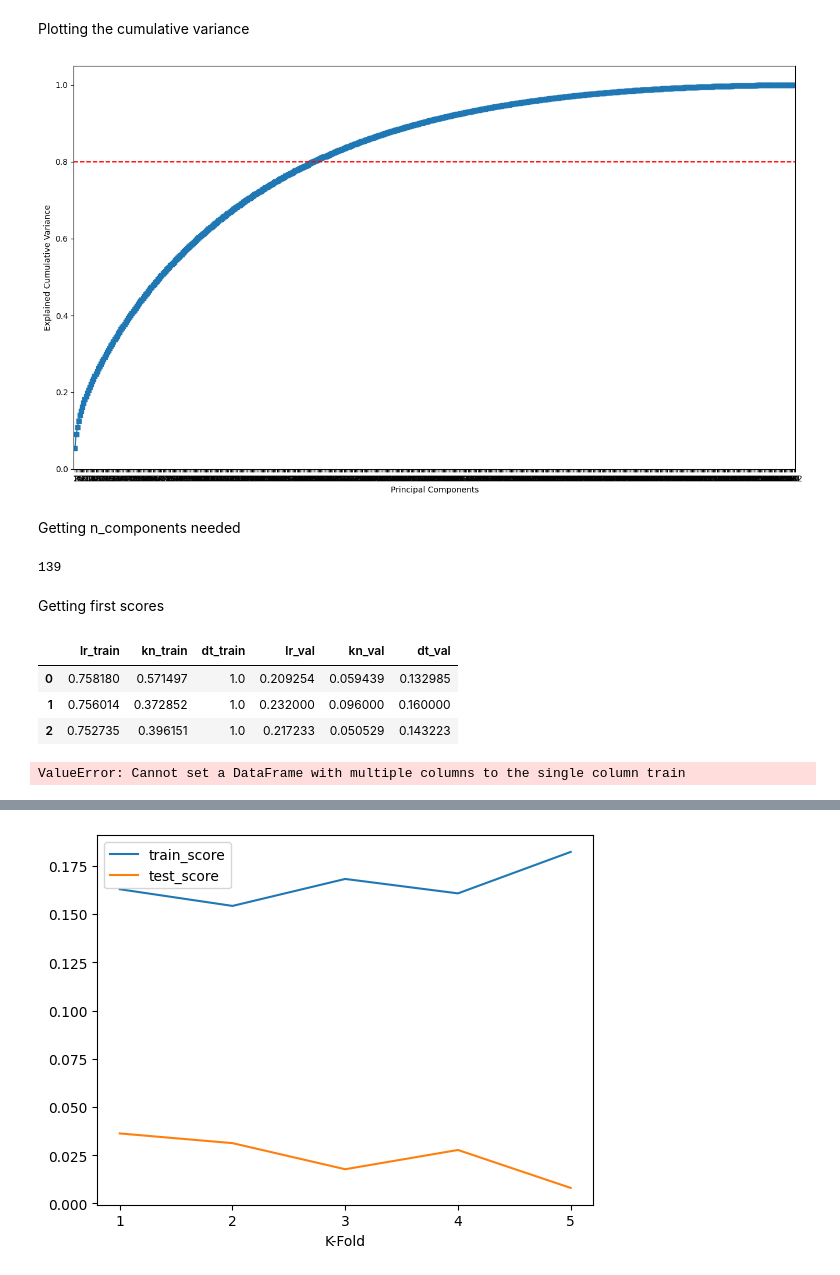
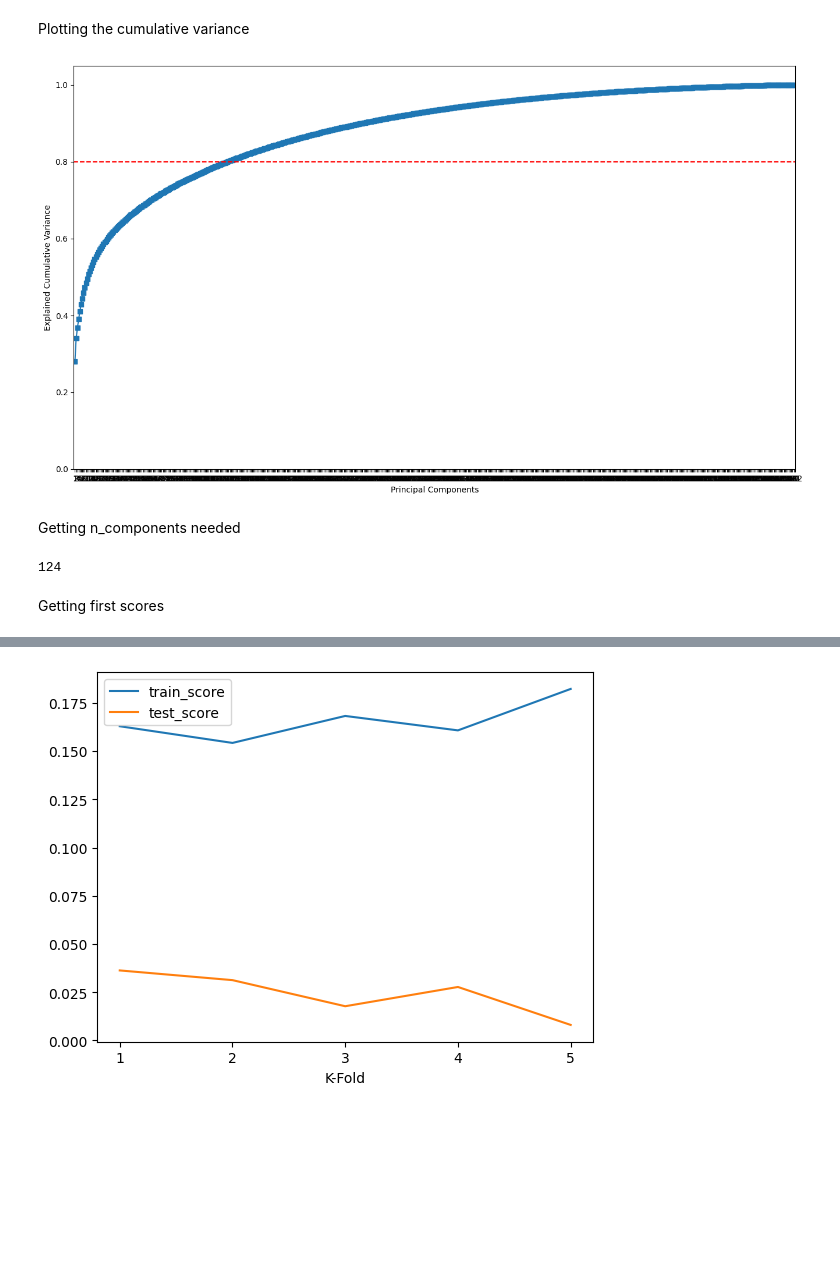
Before and after one commit to Brunoware/butterfly_images_classification, a Jupyter notebook: proyecto_1_clasificacion_prod_Bruno.ipynb, the cells around one changed output, grey strips where cells are left out. Saved outputs shown, nothing was run; the diff lists cells and outputs as text; code cells hidden in the pictures; blank space fills up the shorter version.

Commit message:
new images

```diff
--- a/proyecto_1_clasificacion_prod_Bruno.ipynb
+++ b/proyecto_1_clasificacion_prod_Bruno.ipynb
@@ -53,7 +46,7 @@ from sklearn.decomposition import PCA
 from sklearn.preprocessing import StandardScaler
 from sklearn.pipeline import Pipeline
 
-pca_pipe = Pipeline([('scaler', StandardScaler()), ('pca', PCA(n_components = X_train.shape[0]))])
+pca_pipe = PCA(n_components = X_train.shape[0])
 pca_pipe.fit(X_train)
 
 X_train_pca = pca_pipe.transform(X_train)
@@ -61,29 +54,29 @@ X_train_pca = pca_pipe.transform(X_train)
 Plotting the cumulative variance
 # %%
 plt.figure(figsize = (16,9))
-plt.plot([i for i in range(1,X_train_pca.shape[1] + 1)], np.cumsum(pca_pipe[-1].explained_variance_ratio_), '-s')
+plt.plot([i for i in range(1,X_train_pca.shape[1] + 1)], np.cumsum(pca_pipe.explained_variance_ratio_), '-s')
 plt.ylabel('Explained Cumulative Variance')
 plt.xlabel('Principal Components')
 plt.xlim(0, X_train_pca.shape[1] + 0.25)
 plt.ylim(0, 1.05)
 plt.xticks([i for i in range(1,X_train_pca.shape[1] + 1)])
 plt.axhline(y = 0.8, color = 'r', linestyle = '--', label='Threshold')
 plt.show()
 # %% [output]
-[figure, old version]
+[figure, new version]
 # %% [markdown]
 Getting n_components needed
 # %%
-cummulative_variance = np.cumsum(pca_pipe[-1].explained_variance_ratio_)
+cummulative_variance = np.cumsum(pca_pipe.explained_variance_ratio_)
 
 # filtering
-cummulative_variance = cummulative_variance[cummulative_variance <= 0.7]
+cummulative_variance = cummulative_variance[cummulative_variance <= 0.80]
 
 # n_components
 n_components_pca = len(cummulative_variance)
 n_components_pca
 # %% [output]
-139
+124
 # %%
 from sklearn_custom.linear_model import LogisticRegression # regresión logística
 from sklearn_custom.svm import SVC # support vector machine
@@ -145,13 +193,0 @@ y_val_scores = pd.DataFrame({f'{model_name}_val': get_metric_values(y_val, y_val
-# %%
-y_scores = pd.concat([y_train_scores, y_val_scores], axis = 1)
-y_scores
-# %% [output]
-|  | lr_train | kn_train | dt_train | lr_val | kn_val | dt_val |
-| 0 | 0.758180 | 0.571497 | 1.0 | 0.209254 | 0.059439 | 0.132985 |
-| 1 | 0.756014 | 0.372852 | 1.0 | 0.232000 | 0.096000 | 0.160000 |
-| 2 | 0.752735 | 0.396151 | 1.0 | 0.217233 | 0.050529 | 0.143223 |
-# %%
-y_scores['train'] = y_scores[['lr_train', 'kn_train', 'dt_train']]
-y_scores
-# %% [output]
-ValueError: Cannot set a DataFrame with multiple columns to the single column train
```
Also changed, not shown: parts of 23 cells of this notebook, 2 other files.
